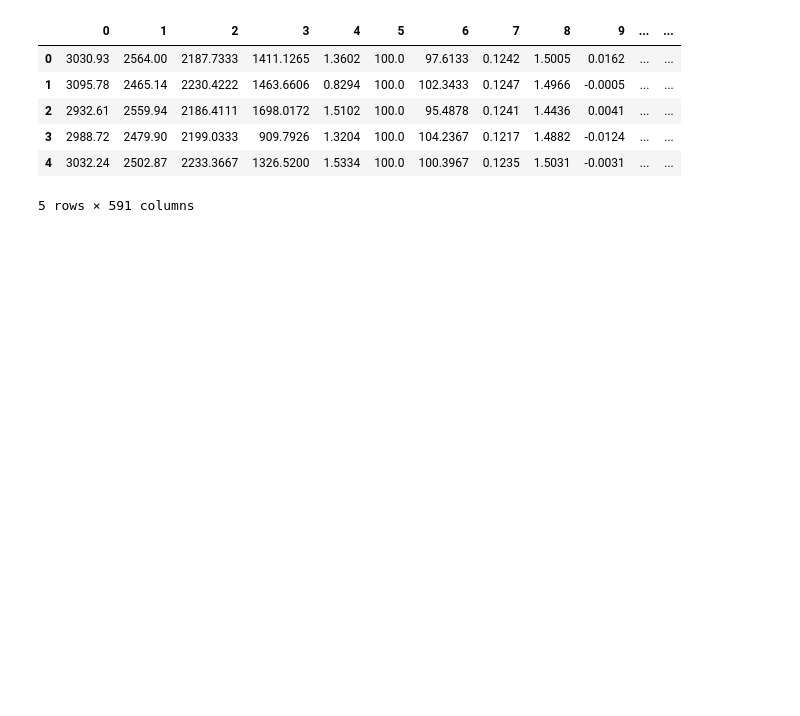
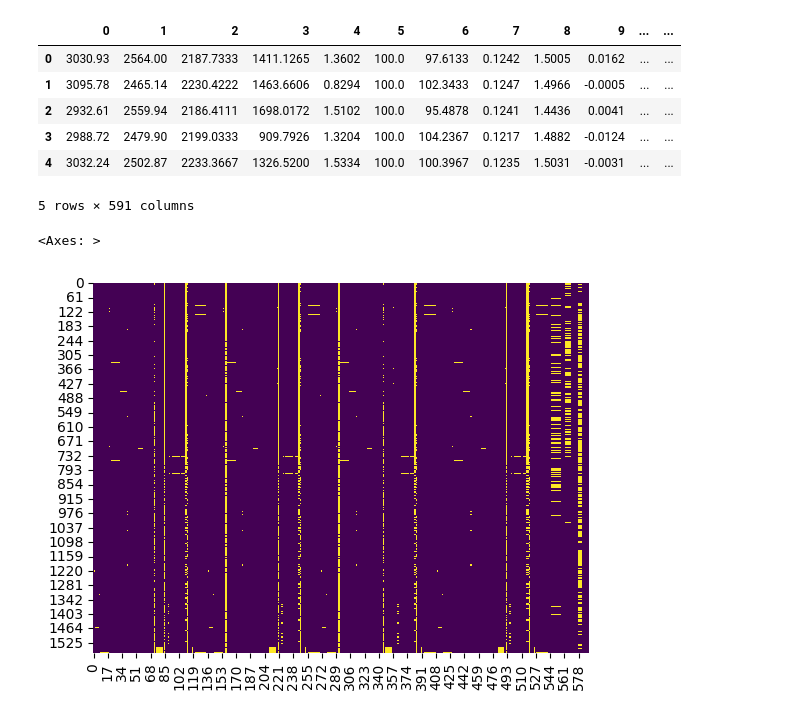
Before and after one commit to sdsc-bw/sdsc_blog, a Jupyter notebook: Use case3 - feature selection uci-secom.ipynb, the cells around one changed output. Cells and saved outputs as stored; diff of their text form; code cells hidden in the pictures; blank space fills up the shorter version.

```diff
--- a/Use case3 - feature selection uci-secom.ipynb
+++ b/Use case3 - feature selection uci-secom.ipynb
@@ -95,0 +103,5 @@ profile
+# %%
+sns.heatmap(df.isna(), cbar = False, cmap = 'viridis')
+# %% [output]
+<Axes: >
+[figure, added]
```
Also changed, not shown: parts of 17 cells of this notebook.
